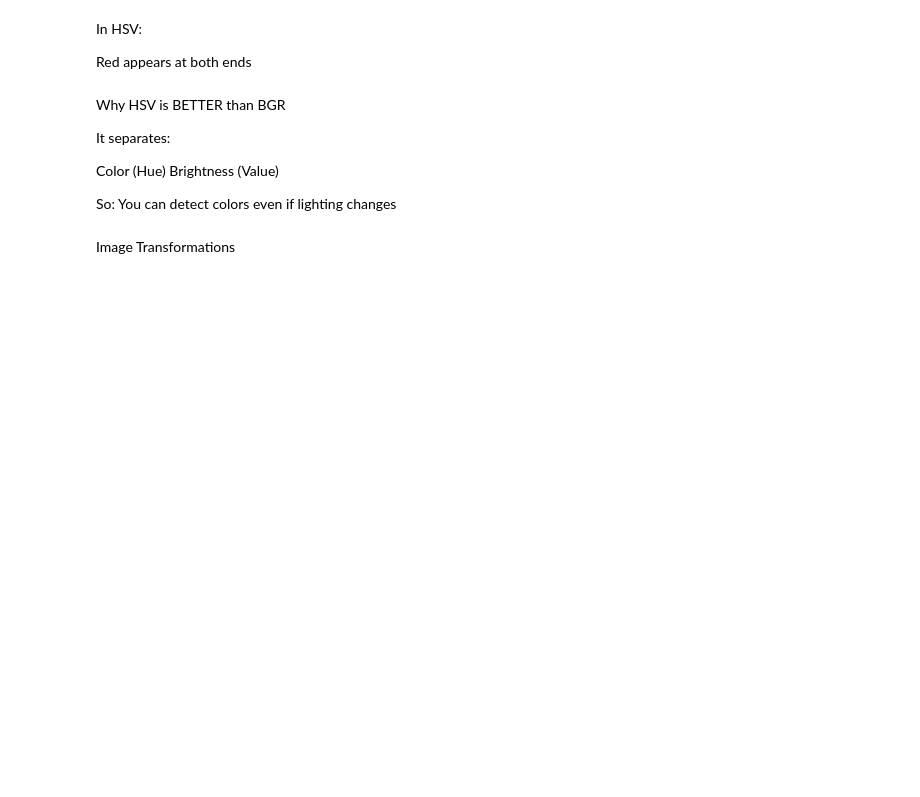
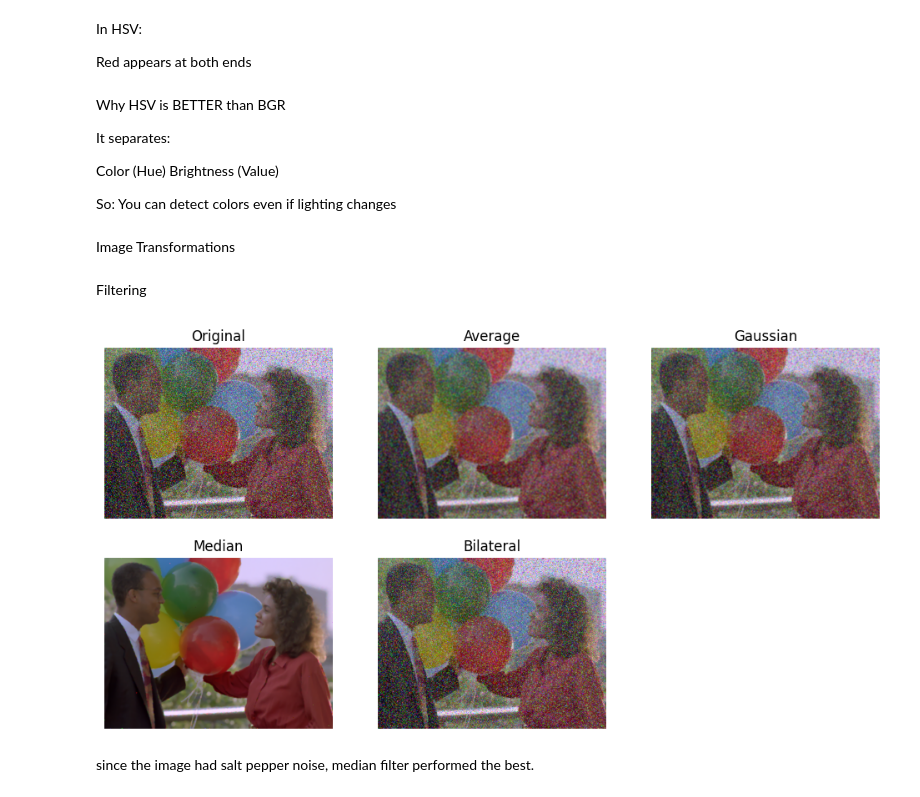
Before and after one commit to mradulpatle03/OpenCV-Learning, a Jupyter notebook: main.ipynb, the cells around one changed output. Drawn from its saved outputs; the diff is of its cells as text; code cells hidden in the pictures; blank space fills up the shorter version.

Commit message:
add upto filtering

```diff
--- a/main.ipynb
+++ b/main.ipynb
@@ -262,3 +239,41 @@ result = cv2.warpPerspective(img, matrix, (300,300))
 cv2.imshow("Perspective Transform", result)
 cv2.waitKey(0)
 cv2.destroyAllWindows()
+# %% [markdown]
+Filtering
+# %%
+# Blurring : Replace each pixel with average of neighbors
+import cv2
+from matplotlib import pyplot as plt
+
+img = cv2.imread("noisy.jpg")
+
+avg = cv2.blur(img, (5,5))
+gauss = cv2.GaussianBlur(img, (5,5), 0)
+median = cv2.medianBlur(img, 5)
+bilateral = cv2.bilateralFilter(img, 9, 75, 75)
+
+# Convert BGR → RGB
+img = cv2.cvtColor(img, cv2.COLOR_BGR2RGB)
+avg = cv2.cvtColor(avg, cv2.COLOR_BGR2RGB)
+gauss = cv2.cvtColor(gauss, cv2.COLOR_BGR2RGB)
+median = cv2.cvtColor(median, cv2.COLOR_BGR2RGB)
+bilateral = cv2.cvtColor(bilateral, cv2.COLOR_BGR2RGB)
+
+# Show all images
+titles = ["Original", "Average", "Gaussian", "Median", "Bilateral"]
+images = [img, avg, gauss, median, bilateral]
+
+plt.figure(figsize=(12,6))
+
+for i in range(5):
+    plt.subplot(2,3,i+1)
+    plt.imshow(images[i])
+    plt.title(titles[i])
+    plt.axis('off')
+
+plt.show()
+# %% [output]
+[figure, added]
+# %% [markdown]
+since the image had salt pepper noise, median filter performed the best.
```
Also changed, not shown: parts of 2 cells of this notebook.
